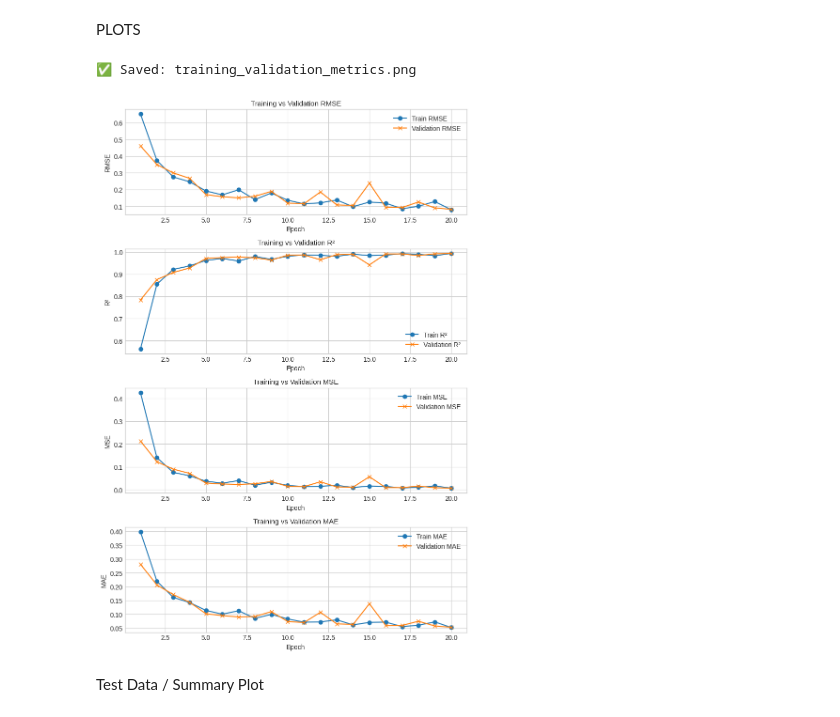
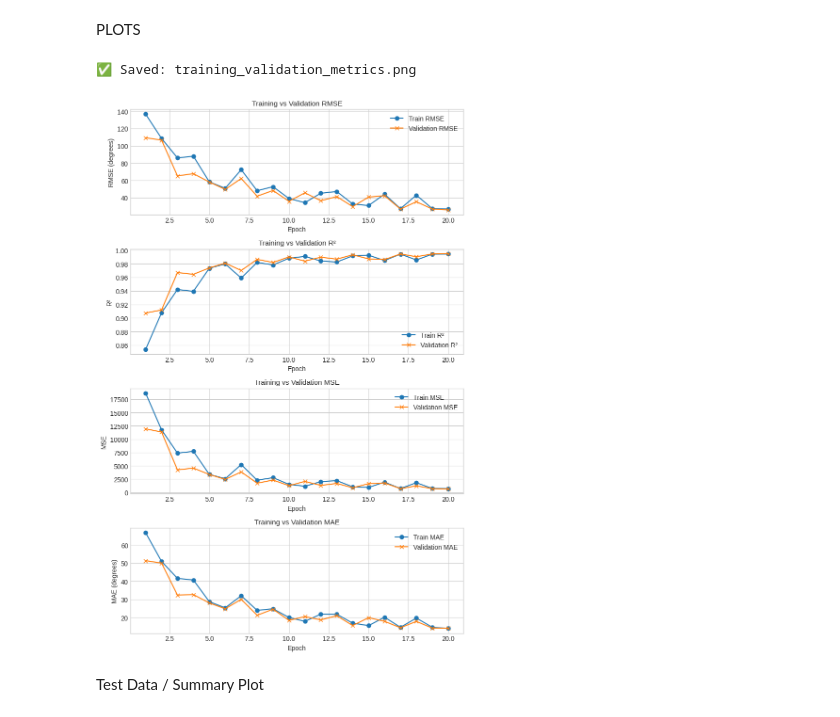
Before and after one commit to miskmabdalla/IMUPoseEstimation, a Jupyter notebook: lstm.ipynb, the cells around one changed output. Drawn from its saved outputs; the diff is of its cells as text; code cells hidden in the pictures.

Commit message:
Scale back RMSE
* Unscale error after running model
* New run on notebook with graphs with RMSE in degrees

```diff
--- a/lstm.ipynb
+++ b/lstm.ipynb
@@ -313,3 +305,8 @@ model = IMULSTMModel(input_size, hidden_size, num_layers, output_size).to(device
 optimizer = Adam(model.parameters(), lr=learning_rate)
 mse_loss_fn = nn.MSELoss()
 mae_loss_fn = nn.L1Loss()
+# ── Log model architecture ───────────────────────────────
+arch_path = os.path.join(log_dir, 'model_architecture.txt')
+with open(arch_path, 'w') as f:
+    f.write(str(model))
+print(f"✅ Saved model architecture to: {arch_path}")
@@ -645,7 +672,10 @@ for idx, (train_col, val_col, label) in enumerate(metrics):
     axs[idx].plot(df["epoch"], df[val_col], label=f"Validation {label}", marker='x')
     axs[idx].set_title(f"Training vs Validation {label}", fontsize=11)
     axs[idx].set_xlabel("Epoch")
-    axs[idx].set_ylabel(label)
+    if (label == "RMSE" or label == "MAE"):
+       axs[idx].set_ylabel(label+" (degrees)")
+    else:
+        axs[idx].set_ylabel(label)
     axs[idx].legend()
     axs[idx].grid(True)
 
@@ -664,34 +694,34 @@ print("✅ Saved: training_validation_metrics.png")
 # metrics = [
 #     ("train_rmse", "val_rmse", "RMSE"),
 #     ("train_r2", "val_r2", "R²"),
 #     ("train_mse", "val_mse", "MSE"),
 #     ("train_mae", "val_mae", "MAE")
 # ]
 
 # for idx, (train_col, val_col, label) in enumerate(metrics):
 #     axs[idx].plot(df["epoch"], df[train_col], label=f"Train {label}", marker='o')
 #     axs[idx].plot(df["epoch"], df[val_col], label=f"Validation {label}", marker='x')
 
 #     # --- Use test_metrics dict to draw test line ---
 #     test_value = test_metrics[label]
 #     axs[idx].axhline(y=test_value, color='red', linestyle='--', label=f"Test {label}")
 
 #     axs[idx].set_title(f"Training vs Validation {label}", fontsize=11)
 #     axs[idx].set_xlabel("Epoch")
 #     axs[idx].set_ylabel(label)
 #     axs[idx].legend()
 #     axs[idx].grid(True)
 
 # plt.tight_layout()
 
 # # --- Save Plots ---
 # fig.savefig(os.path.join(log_dir,"training_validation_metrics_with_test.png"), dpi=300)
 # fig.savefig(os.path.join(log_dir,"training_validation_metrics_with_test.pdf"))
 
 # print("✅ Saved: training_validation_metrics_with_test.png and training_validation_metrics_with_test.pdf")
 # %% [output]
 ✅ Saved: training_validation_metrics.png
-[figure, old version]
+[figure, new version]
 # %% [markdown]
 Test Data / Summary Plot
 # %%
```
Also changed, not shown: parts of 9 cells of this notebook, 10 other files.
